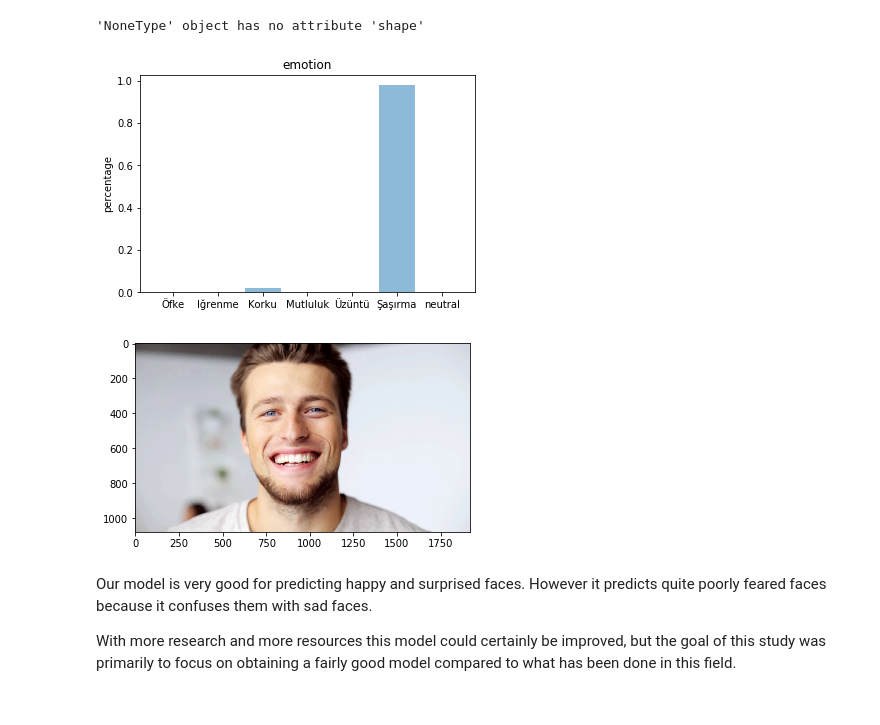
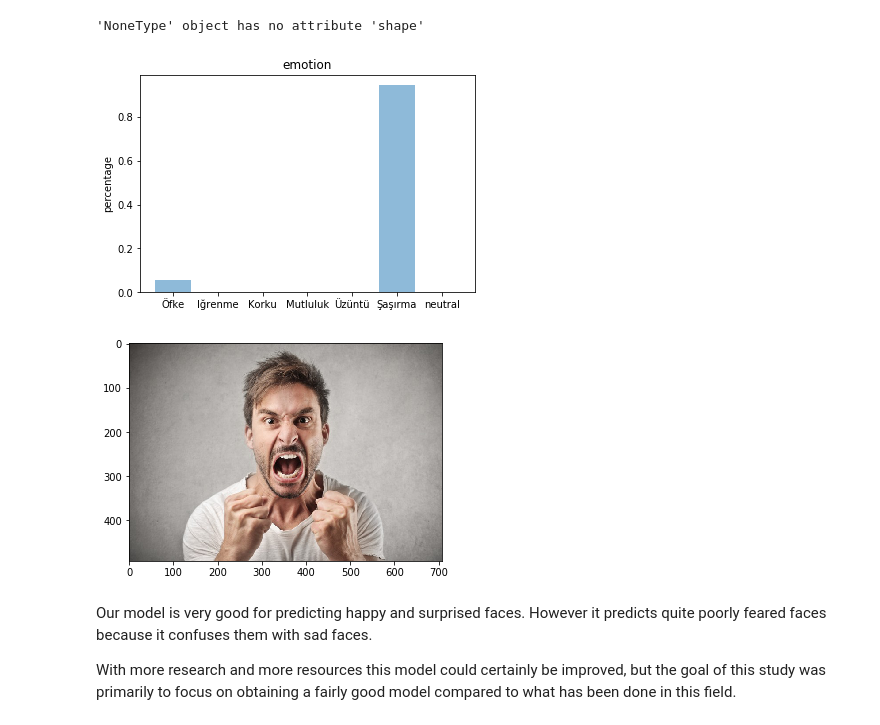
Before and after one commit to KayseMca/KerasFacialExpression, a Jupyter notebook: Final Project.ipynb, the cells around one changed output. Drawn from its saved outputs; the diff is of its cells as text; code cells hidden in the pictures.

```diff
--- a/Final Project.ipynb
+++ b/Final Project.ipynb
@@ -355,11 +358,11 @@ array([[[0.09411765],
 model = Sequential()
 
 # ilk Layerimizi (1. convolutional Layer) oluşturalım
-model.add(Convolution2D(64, (5, 5), activation='relu', input_shape=(48,48,1)))
+model.add(Convolution2D(64, (3, 3), activation='relu', input_shape=(48,48,1)))
 model.add(Convolution2D(64, (3, 3), activation='relu',padding='same'))
 model.add(BatchNormalization())
 #mekansal değişmezlik olan max pooling cağralım
-model.add(MaxPooling2D(pool_size=(5,5), strides=(2, 2)))
+model.add(MaxPooling2D(pool_size=(2,2), strides=(2, 2)))
 model.add(Dropout(0.5))
 
 # 3. Layerimizi (3. convolutional Layer) oluşturalım
@@ -367,7 +370,7 @@ model.add(Convolution2D(128, (3, 3), activation='relu',padding='same'))
 model.add(BatchNormalization())
 model.add(Convolution2D(128, (3, 3), activation='relu',padding='same'))
 model.add(BatchNormalization())
-model.add(AveragePooling2D(pool_size=(3,3), strides=(2, 2)))
+model.add(MaxPooling2D(pool_size=(2,2), strides=(2, 2)))
 model.add(Dropout(0.5))
 
 
@@ -375,7 +378,7 @@ model.add(Dropout(0.5))
 model.add(Convolution2D(128, (3, 3), activation='relu',padding='same'))
 model.add(Convolution2D(256, (3, 3), activation='relu',padding='same'))
 model.add(BatchNormalization())
-model.add(AveragePooling2D(pool_size=(3,3), strides=(2, 2)))
+model.add(MaxPooling2D(pool_size=(2,2), strides=(2, 2)))
 model.add(Dropout(0.5))
 
 
@@ -632,34 +619,34 @@ if __name__ == '__main__':
 # %%
 #Testing a file.
 
 from keras.preprocessing import image
 from keras.preprocessing.image import ImageDataGenerator
 
 import numpy as np
 import matplotlib.pyplot as plt
 
 
-file = 'happy.png'
+file = 'Anger-708x492.jpg'
 true_image = image.load_img(file)
 img = image.load_img(file, grayscale=True, target_size=(48, 48))
 
 x = image.img_to_array(img)
 x = np.expand_dims(x, axis = 0)
 
 x /= 255
 
 custom = model.predict(x)
 emotion_analysis(custom[0])
 
 x = np.array(x, 'float32')
 x = x.reshape([48, 48]);
 
 plt.gray()
 plt.imshow(true_image)
 plt.show()
 # %% [output]
-[figure, old version]
+[figure, new version]
-[figure, old version]
+[figure, new version]
 # %% [markdown]
 Our model is very good for predicting happy and surprised faces. However it predicts quite poorly feared faces because it confuses them with sad faces.
 
```
Also changed, not shown: parts of 4 cells of this notebook.
